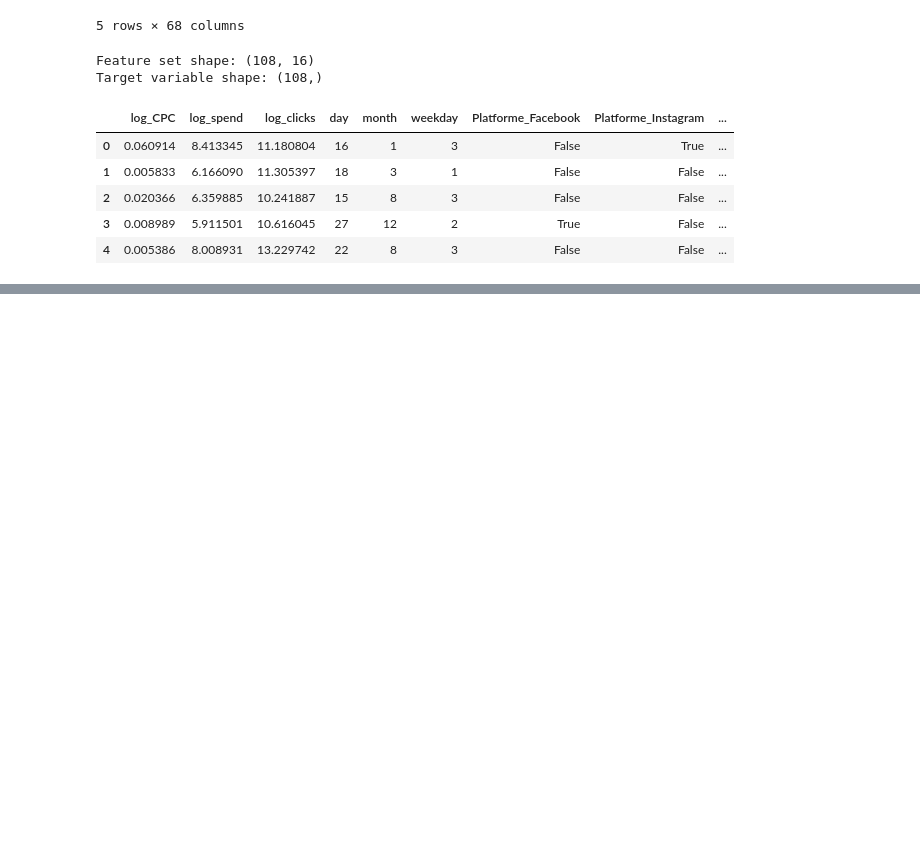
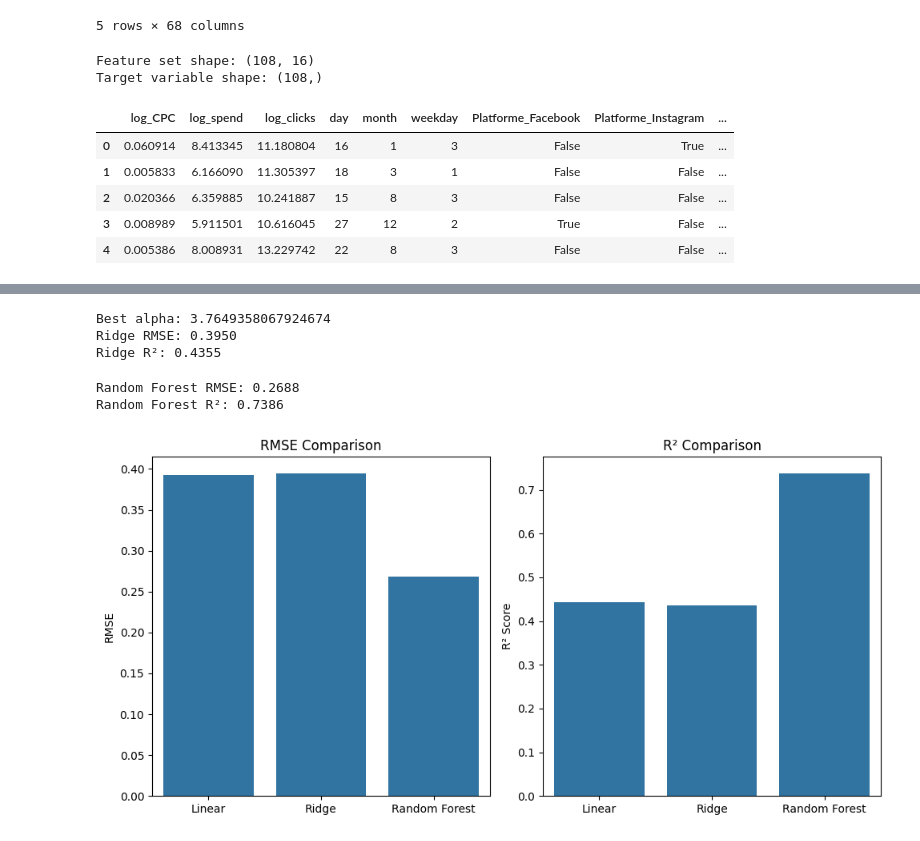
Before and after one commit to ghassantaleb/orange-tunisie-branding-analytics, a Jupyter notebook: notebooks/feature_engineering_traffic.ipynb, the cells around one changed output, grey strips where cells are left out. Drawn from its saved outputs; the diff is of its cells as text; code cells hidden in the pictures; blank space fills up the shorter version.

```diff
--- a/notebooks/feature_engineering_traffic.ipynb
+++ b/notebooks/feature_engineering_traffic.ipynb
@@ -68,0 +120,61 @@ Target variable shape: (108,)
+# %%
+from sklearn.linear_model import RidgeCV
+from sklearn.metrics import mean_squared_error, r2_score
+import numpy as np
+
+# Define alpha range
+alphas = np.logspace(-3, 3, 100)
+
+# Cross-validated Ridge
+ridge_model = RidgeCV(alphas=alphas, scoring='neg_root_mean_squared_error', cv=5)
+ridge_model.fit(X_train, y_train)
+
+# Predict and evaluate
+ridge_preds = ridge_model.predict(X_test)
+ridge_rmse = np.sqrt(mean_squared_error(y_test, ridge_preds))
+ridge_r2 = r2_score(y_test, ridge_preds)
+
+print(f"Best alpha: {ridge_model.alpha_}")
+print(f"Ridge RMSE: {ridge_rmse:.4f}")
+print(f"Ridge R²: {ridge_r2:.4f}")
+# %% [output]
+Best alpha: 3.7649358067924674
+Ridge RMSE: 0.3950
+Ridge R²: 0.4355
+# %%
+from sklearn.ensemble import RandomForestRegressor
+
+rf_model = RandomForestRegressor(n_estimators=100, random_state=42)
+rf_model.fit(X_train, y_train)
+
+rf_preds = rf_model.predict(X_test)
+rf_rmse = np.sqrt(mean_squared_error(y_test, rf_preds))
+rf_r2 = r2_score(y_test, rf_preds)
+
+print(f"Random Forest RMSE: {rf_rmse:.4f}")
+print(f"Random Forest R²: {rf_r2:.4f}")
+# %% [output]
+Random Forest RMSE: 0.2688
+Random Forest R²: 0.7386
+# %%
+import matplotlib.pyplot as plt
+
+models = ['Linear', 'Ridge', 'Random Forest']
+rmse_vals = [rmse, ridge_rmse, rf_rmse]
+r2_vals = [r2, ridge_r2, rf_r2]
+
+plt.figure(figsize=(10, 5))
+plt.subplot(1, 2, 1)
+sns.barplot(x=models, y=rmse_vals)
+plt.title("RMSE Comparison")
+plt.ylabel("RMSE")
+
+plt.subplot(1, 2, 2)
+sns.barplot(x=models, y=r2_vals)
+plt.title("R² Comparison")
+plt.ylabel("R² Score")
+
+plt.tight_layout()
+plt.show()
+# %% [output]
+[figure, added]
```
Also changed, not shown: parts of 5 cells of this notebook.
